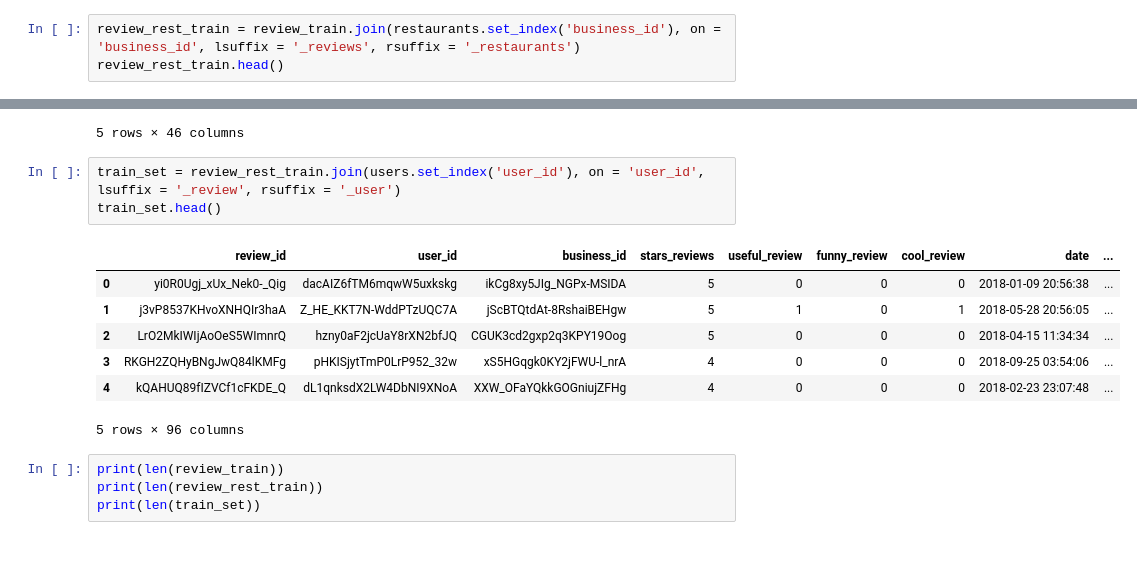
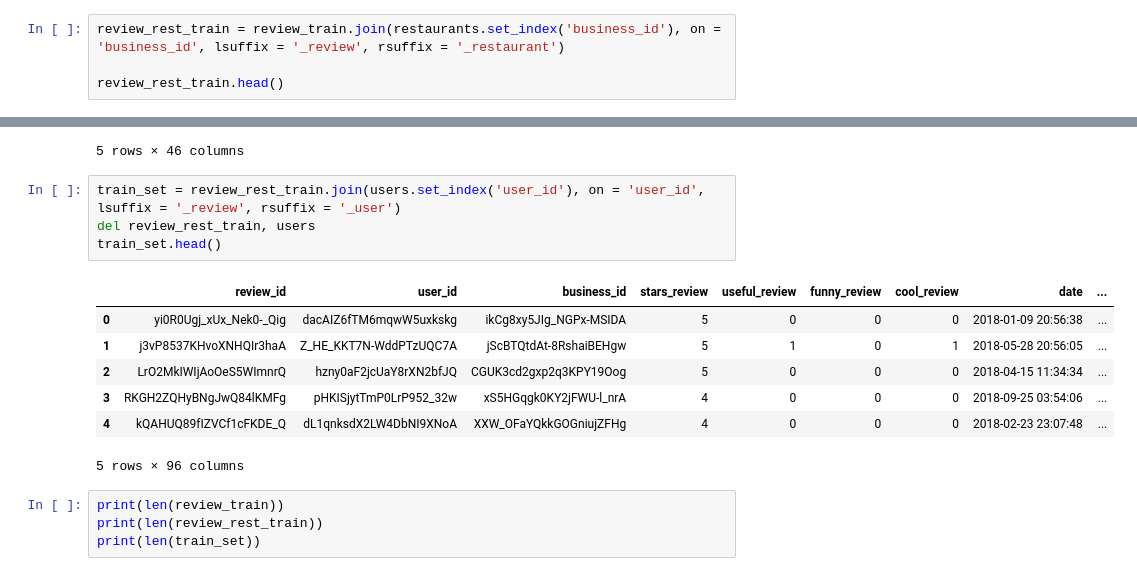
Before and after one commit to GioFic95/restaurant-recommendation-system, a Jupyter notebook: src/main_notebook-multiprocess.ipynb, the cells around one changed output, grey strips where cells are left out. Cells and saved outputs as stored; diff of their text form.

```diff
--- a/src/main_notebook-multiprocess.ipynb
+++ b/src/main_notebook-multiprocess.ipynb
@@ -1130,6 +1130,7 @@ restaurants.head()
 | 4 | PZ-LZzSlhSe9utkQYU8pFg | Carluccio's Tivoli Gardens | 1775 E Tropicana Ave, Ste 29 | Italian | 89119 | 36.100016 | -115.128529 | 40 | 4.0 | ... |
 5 rows × 37 columns
 # %%
-review_rest_train = review_train.join(restaurants.set_index('business_id'), on = 'business_id', lsuffix = '_reviews', rsuffix = '_restaurants')
+review_rest_train = review_train.join(restaurants.set_index('business_id'), on = 'business_id', lsuffix = '_review', rsuffix = '_restaurant')
+
 review_rest_train.head()
 # %% [output]
@@ -1160,9 +1161,10 @@ users.head()
 5 rows × 46 columns
 # %%
 train_set = review_rest_train.join(users.set_index('user_id'), on = 'user_id', lsuffix = '_review', rsuffix = '_user')
+del review_rest_train, users
 train_set.head()
 # %% [output]
-|  | review_id | user_id | business_id | stars_reviews | useful_review | funny_review | cool_review | date | ... |
+|  | review_id | user_id | business_id | stars_review | useful_review | funny_review | cool_review | date | ... |
 | 0 | yi0R0Ugj_xUx_Nek0-_Qig | dacAIZ6fTM6mqwW5uxkskg | ikCg8xy5JIg_NGPx-MSIDA | 5 | 0 | 0 | 0 | 2018-01-09 20:56:38 | ... |
 | 1 | j3vP8537KHvoXNHQIr3haA | Z_HE_KKT7N-WddPTzUQC7A | jScBTQtdAt-8RshaiBEHgw | 5 | 1 | 0 | 1 | 2018-05-28 20:56:05 | ... |
 | 2 | LrO2MkIWIjAoOeS5WImnrQ | hzny0aF2jcUaY8rXN2bfJQ | CGUK3cd2gxp2q3KPY19Oog | 5 | 0 | 0 | 0 | 2018-04-15 11:34:34 | ... |
```
Also changed, not shown: parts of 3 cells of this notebook.
